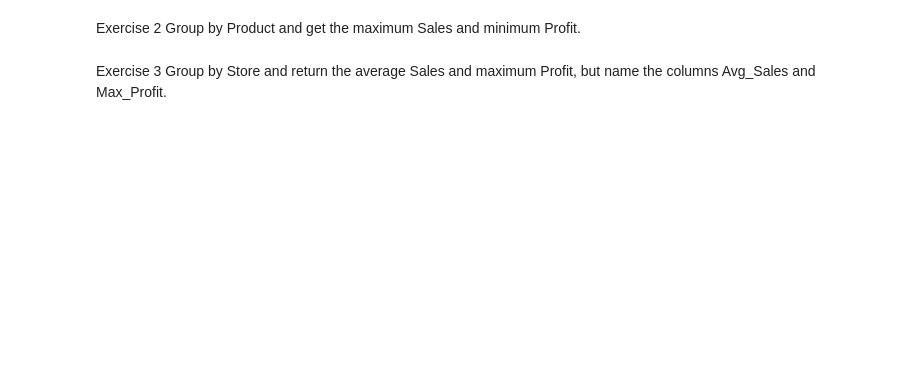
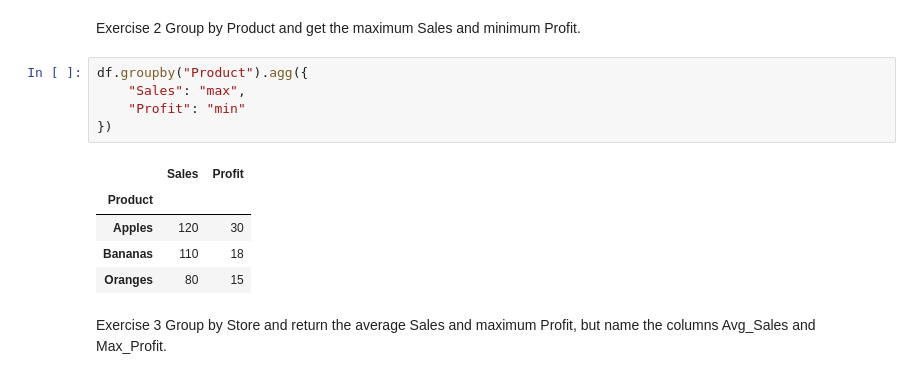
Before and after one commit to BuiltbyJaime/DA_M2_CodingExercises, a Jupyter notebook: w1_exercises.ipynb, the cells around one changed output. Saved outputs shown, nothing was run; the diff lists cells and outputs as text; blank space fills up the shorter version.

```diff
--- a/w1_exercises.ipynb
+++ b/w1_exercises.ipynb
@@ -541,6 +573,17 @@ Group the data by Store and use .agg() to find the average Sales and average Pro
 # %% [markdown]
 Exercise 2
 Group by Product and get the maximum Sales and minimum Profit.
+# %%
+df.groupby("Product").agg({
+    "Sales": "max",
+    "Profit": "min"
+})
+# %% [output]
+|  | Sales | Profit |
+| Product |  |  |
+| Apples | 120 | 30 |
+| Bananas | 110 | 18 |
+| Oranges | 80 | 15 |
 # %% [markdown]
 Exercise 3
 Group by Store and return the average Sales and maximum Profit, but name the columns Avg_Sales and Max_Profit.
```
Also changed, not shown: parts of 16 cells of this notebook, 1 other file.
